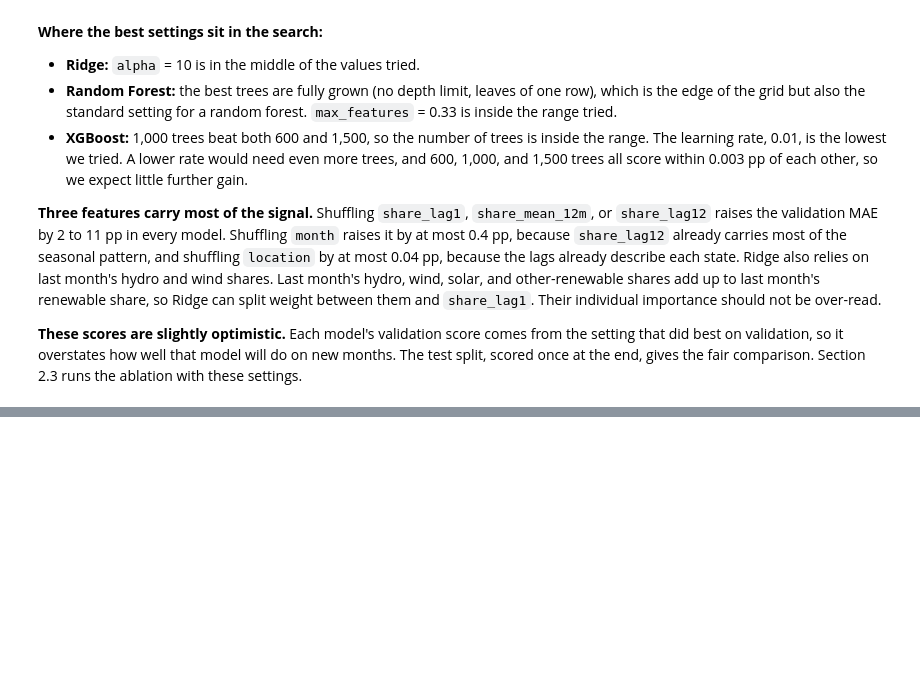
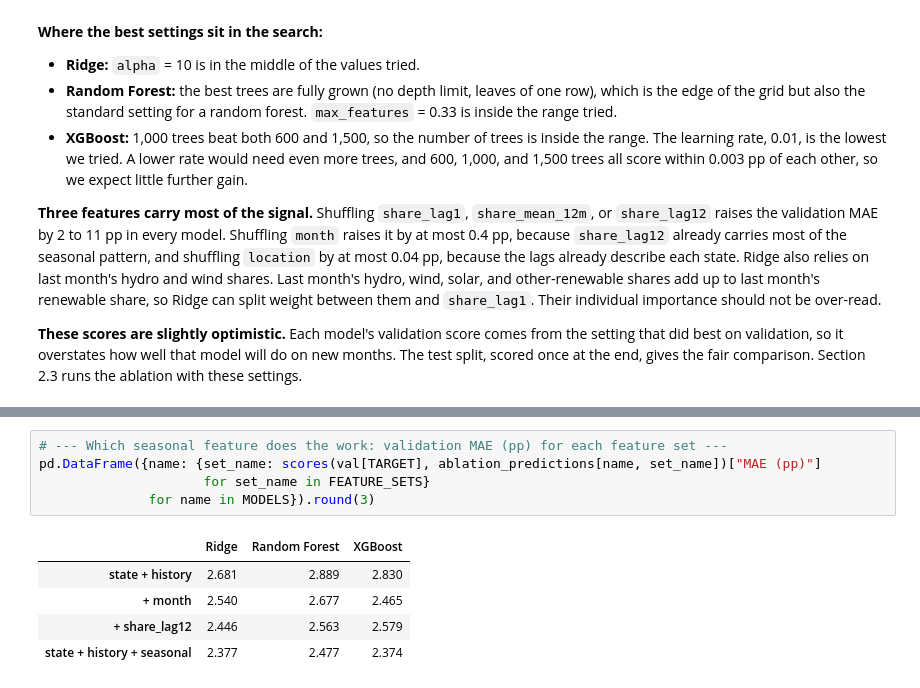
Before and after one commit to legacysti/ics635-final-project, a Jupyter notebook: ICS635_Final_Project.ipynb, the cells around one changed output, grey strips where cells are left out. Saved outputs shown, nothing was run; the diff lists cells and outputs as text; blank space fills up the shorter version.

```diff
--- a/ICS635_Final_Project.ipynb
+++ b/ICS635_Final_Project.ipynb
@@ -776,0 +835,11 @@ once at the end, gives the fair comparison. Section 2.3 runs the ablation with t
+# %%
+# --- Which seasonal feature does the work: validation MAE (pp) for each feature set ---
+pd.DataFrame({name: {set_name: scores(val[TARGET], ablation_predictions[name, set_name])["MAE (pp)"]
+                     for set_name in FEATURE_SETS}
+              for name in MODELS}).round(3)
+# %% [output]
+|  | Ridge | Random Forest | XGBoost |
+| state + history | 2.681 | 2.889 | 2.830 |
+| + month | 2.540 | 2.677 | 2.465 |
+| + share_lag12 | 2.446 | 2.563 | 2.579 |
+| state + history + seasonal | 2.377 | 2.477 | 2.374 |
```
Also changed, not shown: parts of 4 cells of this notebook.
